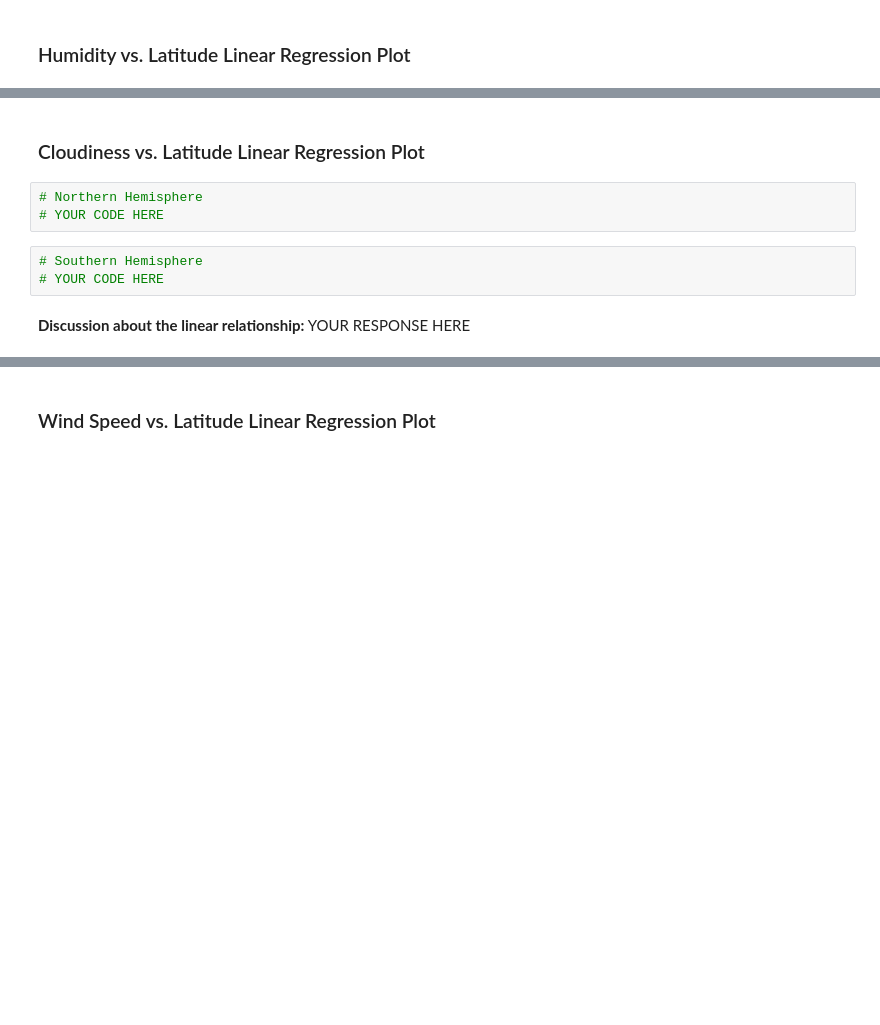
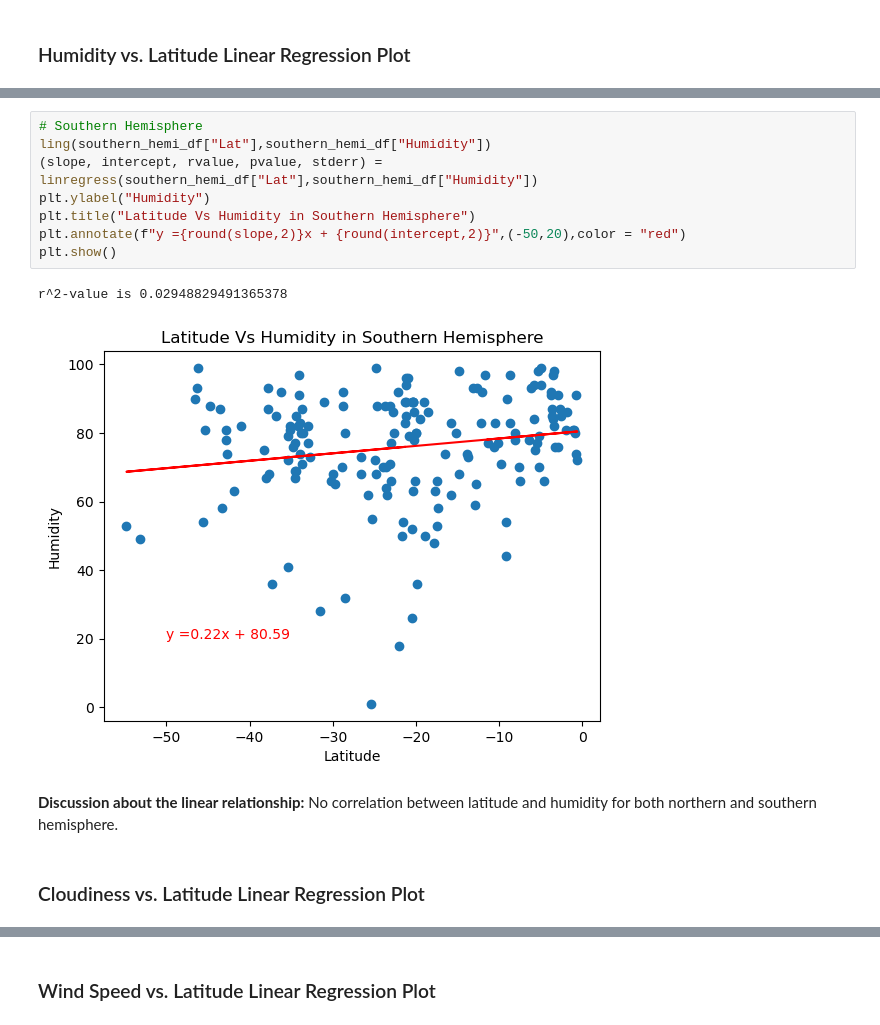
Before and after one commit to john7john/python-api-challenge, a Jupyter notebook: WeatherPy/WeatherPy.ipynb, the cells around one changed output, grey strips where cells are left out. Cells and saved outputs as stored; diff of their text form; blank space fills up the shorter version.

```diff
--- a/WeatherPy/WeatherPy.ipynb
+++ b/WeatherPy/WeatherPy.ipynb
@@ -314,10 +364,15 @@ southern_hemi_df.head()
+# %%
+# Southern Hemisphere
+ling(southern_hemi_df["Lat"],southern_hemi_df["Humidity"])
+(slope, intercept, rvalue, pvalue, stderr) = linregress(southern_hemi_df["Lat"],southern_hemi_df["Humidity"])
+plt.ylabel("Humidity")
+plt.title("Latitude Vs Humidity in Southern Hemisphere")
+plt.annotate(f"y ={round(slope,2)}x + {round(intercept,2)}",(-50,20),color = "red")
+plt.show()
+# %% [output]
+r^2-value is 0.02948829491365378
+[figure, added]
+# %% [markdown]
+**Discussion about the linear relationship:** No correlation between latitude and humidity for both northern and southern hemisphere.
 # %% [markdown]
 ### Cloudiness vs. Latitude Linear Regression Plot
-# %%
-# Northern Hemisphere
-# YOUR CODE HERE
-# %%
-# Southern Hemisphere
-# YOUR CODE HERE
-# %% [markdown]
-**Discussion about the linear relationship:** YOUR RESPONSE HERE
```
Also changed, not shown: parts of 32 cells of this notebook, 5 other files.
